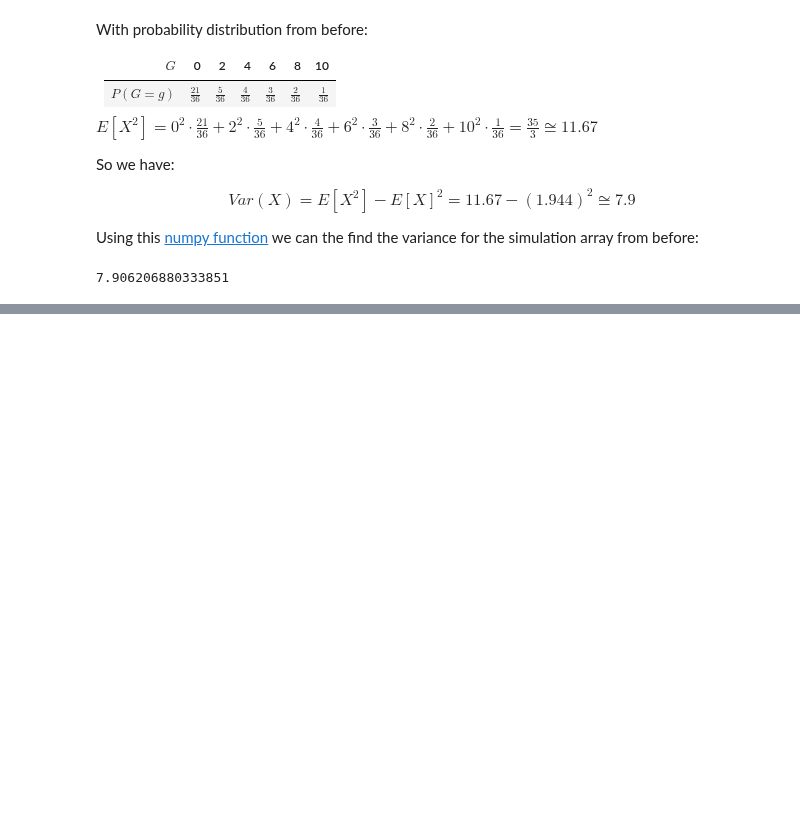
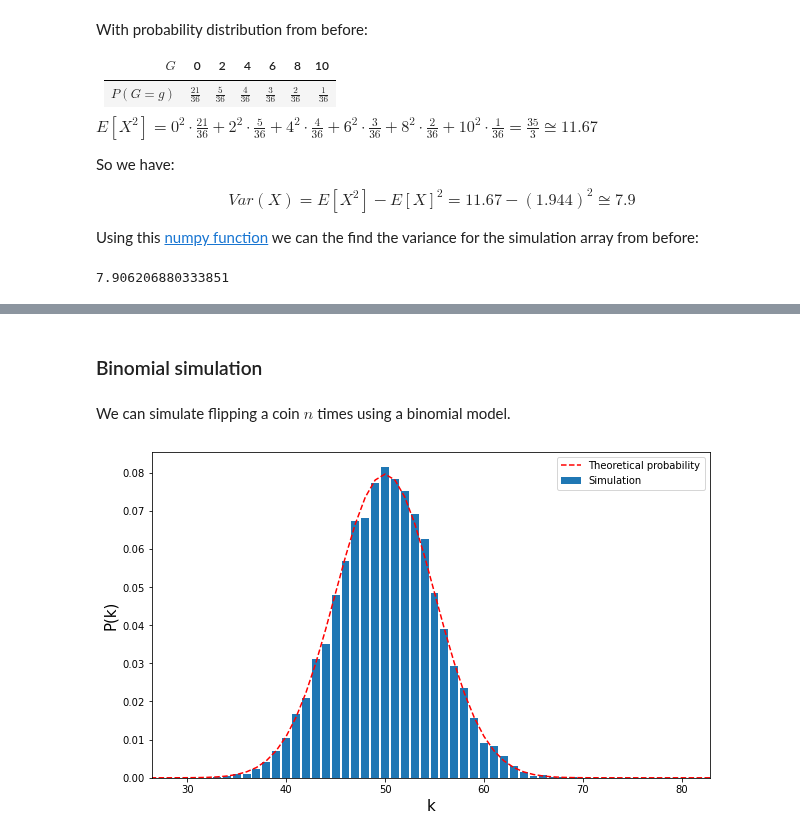
Before and after one commit to brenoslivio/Statistics-Python, a Jupyter notebook: 2-ProbabilityTheory/2_ProbabilityTheory.ipynb, the cells around one changed output, grey strips where cells are left out. Saved outputs shown, nothing was run; the diff lists cells and outputs as text; code cells hidden in the pictures; blank space fills up the shorter version.

```diff
--- a/2-ProbabilityTheory/2_ProbabilityTheory.ipynb
+++ b/2-ProbabilityTheory/2_ProbabilityTheory.ipynb
@@ -762,0 +796,49 @@ np.var(vsim)
+# %% [markdown]
+### Binomial simulation
+# %% [markdown]
+We can simulate flipping a coin $n$ times using a binomial model.
+# %%
+from random import seed
+from matplotlib import pyplot as plt
+import numpy as np
+from scipy.stats import binom
+
+import math
+
+n = 100 # launching number
+p = 0.5 # probability for heads
+
+Pk = np.zeros(n)
+vk = np.arange(0,n)
+
+ns = 10000 # number of simulations
+
+for j in range(0,ns):
+    S = 0 # number of sucess
+    for i in range(0, n):
+        r = np.random.uniform()
+        if(r <= p): # if sucess
+            S = S + 1
+    Pk[S] = Pk[S] + 1
+
+Pk = Pk/sum(Pk) # standardizing
+
+plt.figure(figsize=(10,6))
+plt.xlim(0.8*np.min(vk[Pk>0]),1.2*np.max(vk[Pk>0]))
+plt.bar(vk, Pk, label='Simulation')
+
+# theoretical curve
+Pkt = np.zeros(n+1)
+vkt = np.arange(0,n+1)
+
+for k in range(0, n+1):
+    Pkt[k] = (math.factorial(n)/(math.factorial(n-k)*math.factorial(k)))*(p**k)*(1-p)**(n-k)
+
+plt.plot(vkt, Pkt, 'r--', label='Theoretical probability')
+
+plt.xlabel('k', fontsize = 15)
+plt.ylabel('P(k)',fontsize = 15)
+plt.legend()
+plt.show(True)
+# %% [output]
+[figure, added]
```
Also changed, not shown: parts of 11 cells of this notebook.
